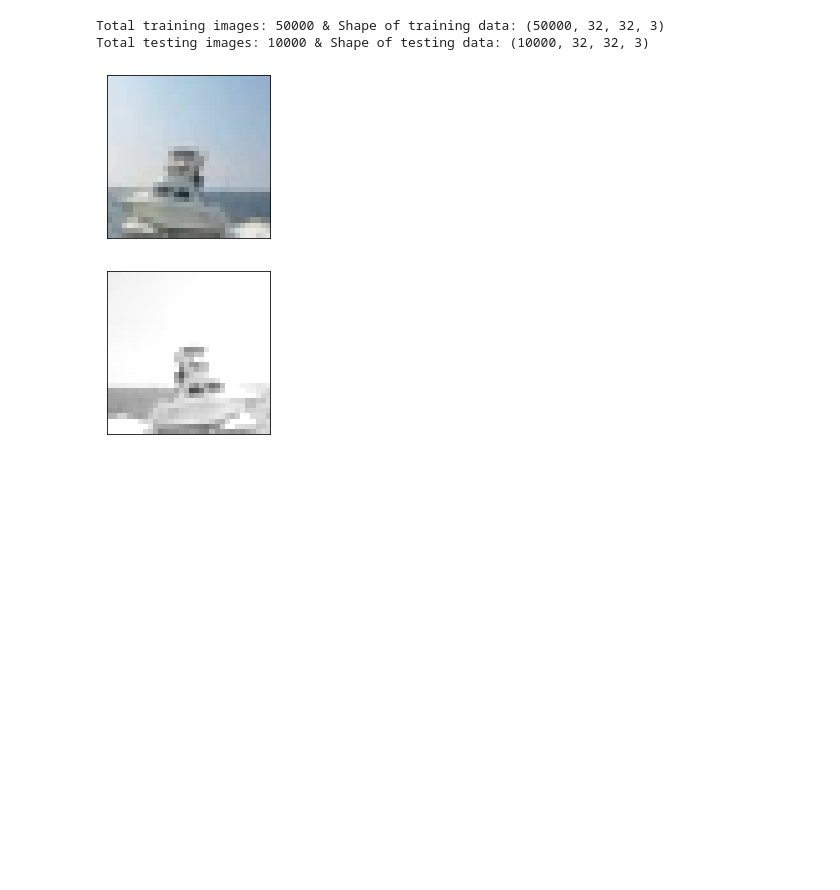
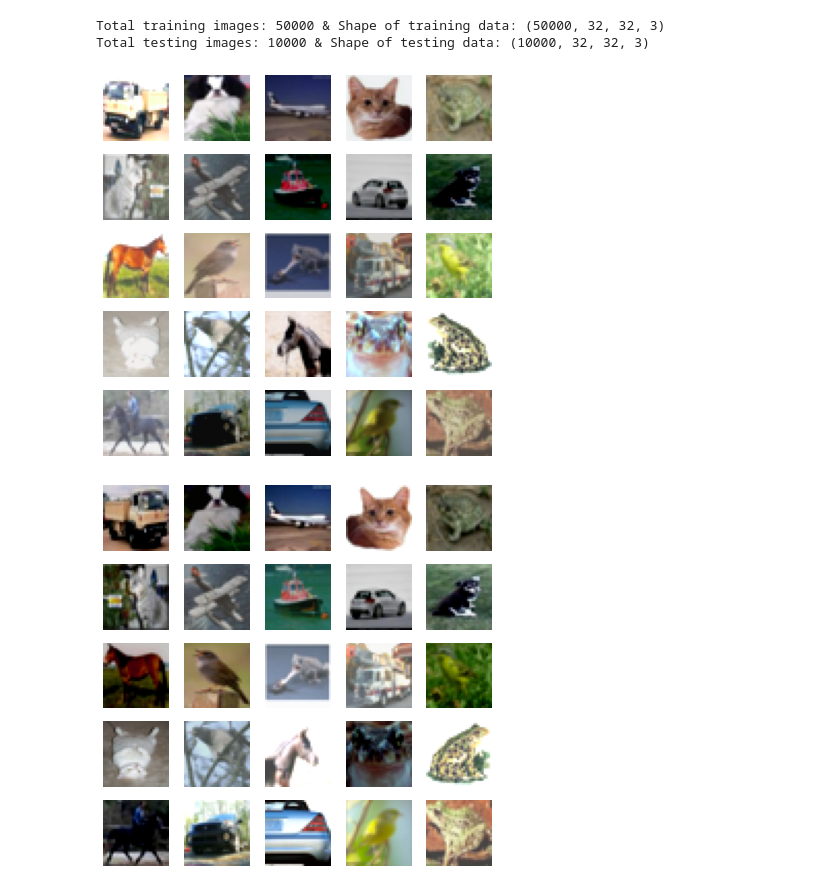
Before and after one commit to kaneelgit/ML-DL-Algorithms, a Jupyter notebook: contrastive_learning.ipynb, the cells around one changed output. Saved outputs shown, nothing was run; the diff lists cells and outputs as text; code cells hidden in the pictures; blank space fills up the shorter version.

```diff
--- a/contrastive_learning.ipynb
+++ b/contrastive_learning.ipynb
@@ -66,7 +66,7 @@ def color_drop(img):
 
   if color_or_not == 0:
     img = img
-  elif color_or_not == 1:
+  else:
     img = tf.image.rgb_to_grayscale(img)
     img = tf.tile(img, [1, 1, 3])
 
@@ -81,20 +81,37 @@ def augment_image(img):
   img = color_drop(img)
 
   return img
-
-
-
-plt.figure(figsize = (3, 3))
-plt.imshow(X_train[100])
-plt.xticks([])
-plt.yticks([])
-plt.show()
-
-plt.figure(figsize = (3, 3))
-plt.imshow(augment_image(X_train[100]))
-plt.xticks([])
-plt.yticks([])
-plt.show()
-# %% [output]
-[figure, removed]
-[figure, removed]
+# %%
+#create tensorflow dataset objects
+
+#create two datasets
+train_ds_one = tf.data.Dataset.from_tensor_slices(X_train)
+train_ds_one = (train_ds_one.shuffle(1024, seed = random_seed).map(augment_image, num_parallel_calls = AUTO).batch(batch_size).prefetch(AUTO))
+
+train_ds_two = tf.data.Dataset.from_tensor_slices(X_train)
+train_ds_two = (train_ds_two.shuffle(1024, seed = random_seed).map(augment_image, num_parallel_calls = AUTO).batch(batch_size).prefetch(AUTO))
+
+train_ds = tf.data.Dataset.zip((train_ds_one, train_ds_two))
+# %%
+#plot some sample images from both datasets
+sample_img_one = next(iter(train_ds_one))
+plt.figure(figsize = (7, 7))
+
+for n in range(25):
+  ax = plt.subplot(5, 5, n + 1)
+  plt.imshow(sample_img_one[n].numpy().astype('int'))
+  plt.axis('off')
+plt.show()
+
+#second dataset
+sample_img_two = next(iter(train_ds_two))
+plt.figure(figsize = (7, 7))
+
+for n in range(25):
+  ax = plt.subplot(5, 5, n + 1)
+  plt.imshow(sample_img_two[n].numpy().astype('int'))
+  plt.axis('off')
+plt.show()
+# %% [output]
+[figure, added]
+[figure, added]
```
Also changed, not shown: parts of 2 cells of this notebook.
